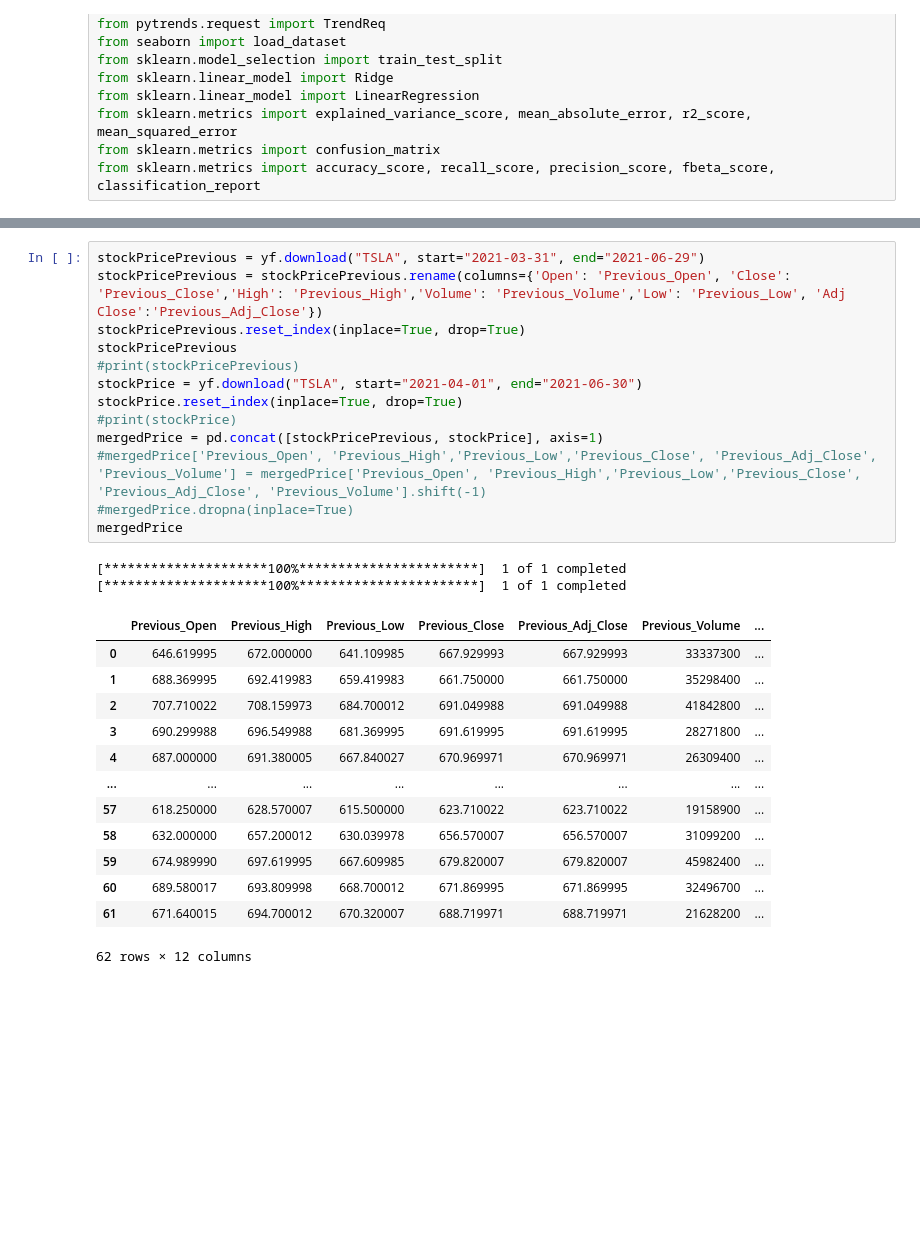
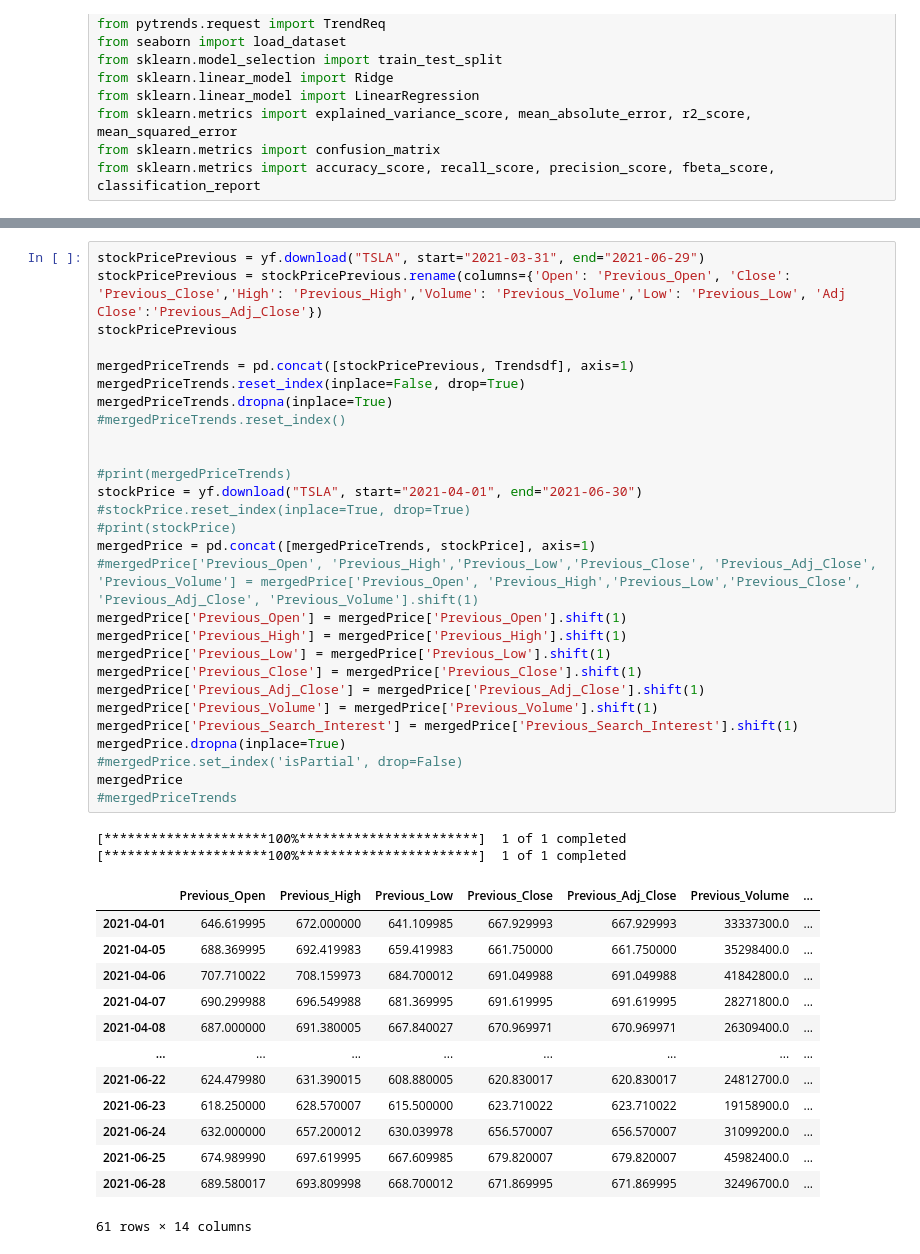
Before and after one commit to atlas125gev/StockProject, a Jupyter notebook: FinalProject/FinalGroupProjectAndrew.ipynb, the cells around one changed output, grey strips where cells are left out. Saved outputs shown, nothing was run; the diff lists cells and outputs as text; blank space fills up the shorter version.

```diff
--- a/FinalProject/FinalGroupProjectAndrew.ipynb
+++ b/FinalProject/FinalGroupProjectAndrew.ipynb
@@ -42,29 +42,44 @@ Trendsdf
 # %%
 stockPricePrevious = yf.download("TSLA", start="2021-03-31", end="2021-06-29")
 stockPricePrevious = stockPricePrevious.rename(columns={'Open': 'Previous_Open', 'Close': 'Previous_Close','High': 'Previous_High','Volume': 'Previous_Volume','Low': 'Previous_Low', 'Adj Close':'Previous_Adj_Close'})
-stockPricePrevious.reset_index(inplace=True, drop=True)
 stockPricePrevious
-#print(stockPricePrevious)
+
+mergedPriceTrends = pd.concat([stockPricePrevious, Trendsdf], axis=1)
+mergedPriceTrends.reset_index(inplace=False, drop=True)
+mergedPriceTrends.dropna(inplace=True)
+#mergedPriceTrends.reset_index()
+
+
+#print(mergedPriceTrends)
 stockPrice = yf.download("TSLA", start="2021-04-01", end="2021-06-30")
-stockPrice.reset_index(inplace=True, drop=True)
+#stockPrice.reset_index(inplace=True, drop=True)
 #print(stockPrice)
-mergedPrice = pd.concat([stockPricePrevious, stockPrice], axis=1)
-#mergedPrice['Previous_Open', 'Previous_High','Previous_Low','Previous_Close', 'Previous_Adj_Close', 'Previous_Volume'] = mergedPrice['Previous_Open', 'Previous_High','Previous_Low','Previous_Close', 'Previous_Adj_Close', 'Previous_Volume'].shift(-1)
-#mergedPrice.dropna(inplace=True)
+mergedPrice = pd.concat([mergedPriceTrends, stockPrice], axis=1)
+#mergedPrice['Previous_Open', 'Previous_High','Previous_Low','Previous_Close', 'Previous_Adj_Close', 'Previous_Volume'] = mergedPrice['Previous_Open', 'Previous_High','Previous_Low','Previous_Close', 'Previous_Adj_Close', 'Previous_Volume'].shift(1)
+mergedPrice['Previous_Open'] = mergedPrice['Previous_Open'].shift(1)
+mergedPrice['Previous_High'] = mergedPrice['Previous_High'].shift(1)
+mergedPrice['Previous_Low'] = mergedPrice['Previous_Low'].shift(1)
+mergedPrice['Previous_Close'] = mergedPrice['Previous_Close'].shift(1)
+mergedPrice['Previous_Adj_Close'] = mergedPrice['Previous_Adj_Close'].shift(1)
+mergedPrice['Previous_Volume'] = mergedPrice['Previous_Volume'].shift(1)
+mergedPrice['Previous_Search_Interest'] = mergedPrice['Previous_Search_Interest'].shift(1)
+mergedPrice.dropna(inplace=True)
+#mergedPrice.set_index('isPartial', drop=False)
 mergedPrice
+#mergedPriceTrends
 # %% [output]
 [*********************100%***********************]  1 of 1 completed
 [*********************100%***********************]  1 of 1 completed
 |  | Previous_Open | Previous_High | Previous_Low | Previous_Close | Previous_Adj_Close | Previous_Volume | ... |
-| 0 | 646.619995 | 672.000000 | 641.109985 | 667.929993 | 667.929993 | 33337300 | ... |
-| 1 | 688.369995 | 692.419983 | 659.419983 | 661.750000 | 661.750000 | 35298400 | ... |
-| 2 | 707.710022 | 708.159973 | 684.700012 | 691.049988 | 691.049988 | 41842800 | ... |
-| 3 | 690.299988 | 696.549988 | 681.369995 | 691.619995 | 691.619995 | 28271800 | ... |
-| 4 | 687.000000 | 691.380005 | 667.840027 | 670.969971 | 670.969971 | 26309400 | ... |
+| 2021-04-01 | 646.619995 | 672.000000 | 641.109985 | 667.929993 | 667.929993 | 33337300.0 | ... |
+| 2021-04-05 | 688.369995 | 692.419983 | 659.419983 | 661.750000 | 661.750000 | 35298400.0 | ... |
+| 2021-04-06 | 707.710022 | 708.159973 | 684.700012 | 691.049988 | 691.049988 | 41842800.0 | ... |
+| 2021-04-07 | 690.299988 | 696.549988 | 681.369995 | 691.619995 | 691.619995 | 28271800.0 | ... |
+| 2021-04-08 | 687.000000 | 691.380005 | 667.840027 | 670.969971 | 670.969971 | 26309400.0 | ... |
 | ... | ... | ... | ... | ... | ... | ... | ... |
-| 57 | 618.250000 | 628.570007 | 615.500000 | 623.710022 | 623.710022 | 19158900 | ... |
-| 58 | 632.000000 | 657.200012 | 630.039978 | 656.570007 | 656.570007 | 31099200 | ... |
-| 59 | 674.989990 | 697.619995 | 667.609985 | 679.820007 | 679.820007 | 45982400 | ... |
-| 60 | 689.580017 | 693.809998 | 668.700012 | 671.869995 | 671.869995 | 32496700 | ... |
-| 61 | 671.640015 | 694.700012 | 670.320007 | 688.719971 | 688.719971 | 21628200 | ... |
+| 2021-06-22 | 624.479980 | 631.390015 | 608.880005 | 620.830017 | 620.830017 | 24812700.0 | ... |
+| 2021-06-23 | 618.250000 | 628.570007 | 615.500000 | 623.710022 | 623.710022 | 19158900.0 | ... |
+| 2021-06-24 | 632.000000 | 657.200012 | 630.039978 | 656.570007 | 656.570007 | 31099200.0 | ... |
+| 2021-06-25 | 674.989990 | 697.619995 | 667.609985 | 679.820007 | 679.820007 | 45982400.0 | ... |
+| 2021-06-28 | 689.580017 | 693.809998 | 668.700012 | 671.869995 | 671.869995 | 32496700.0 | ... |
-62 rows × 12 columns
+61 rows × 14 columns
```
Also changed, not shown: parts of 12 cells of this notebook.
